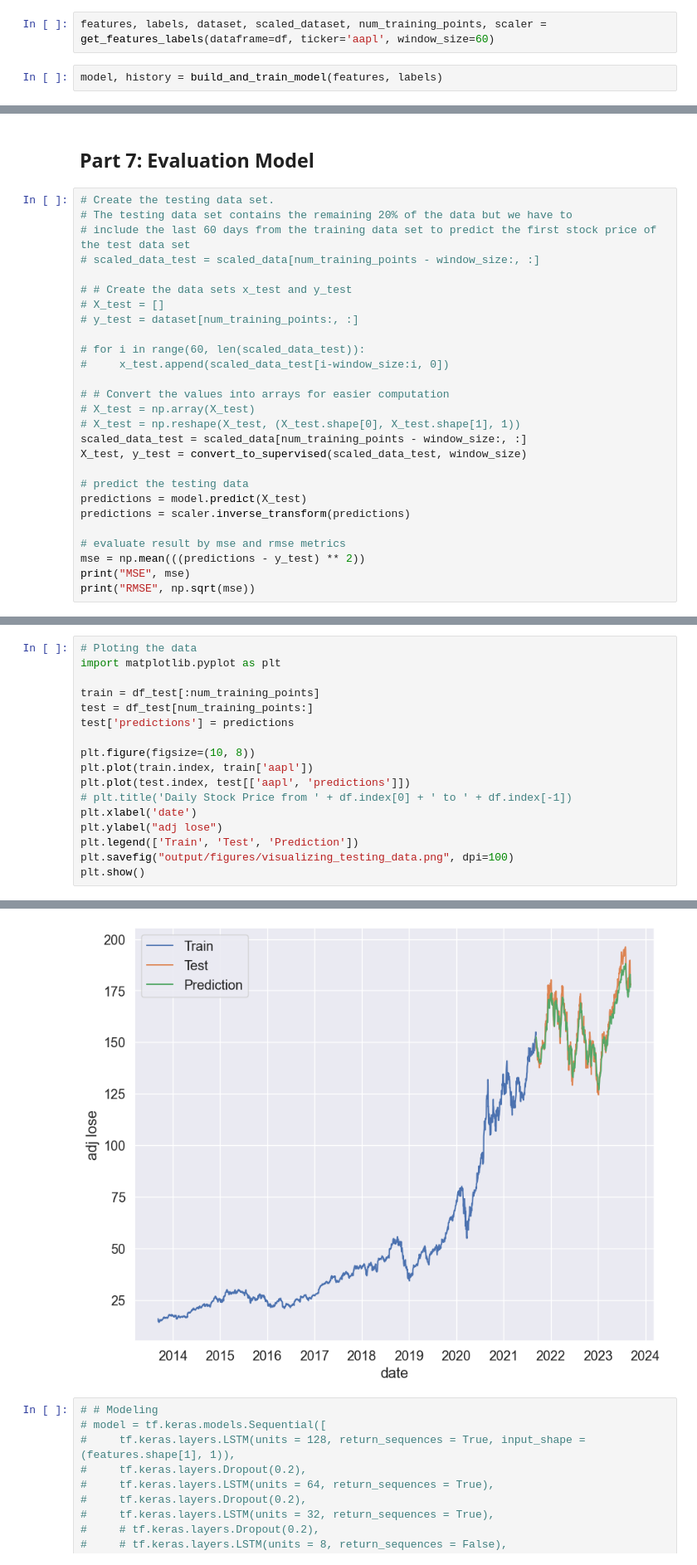
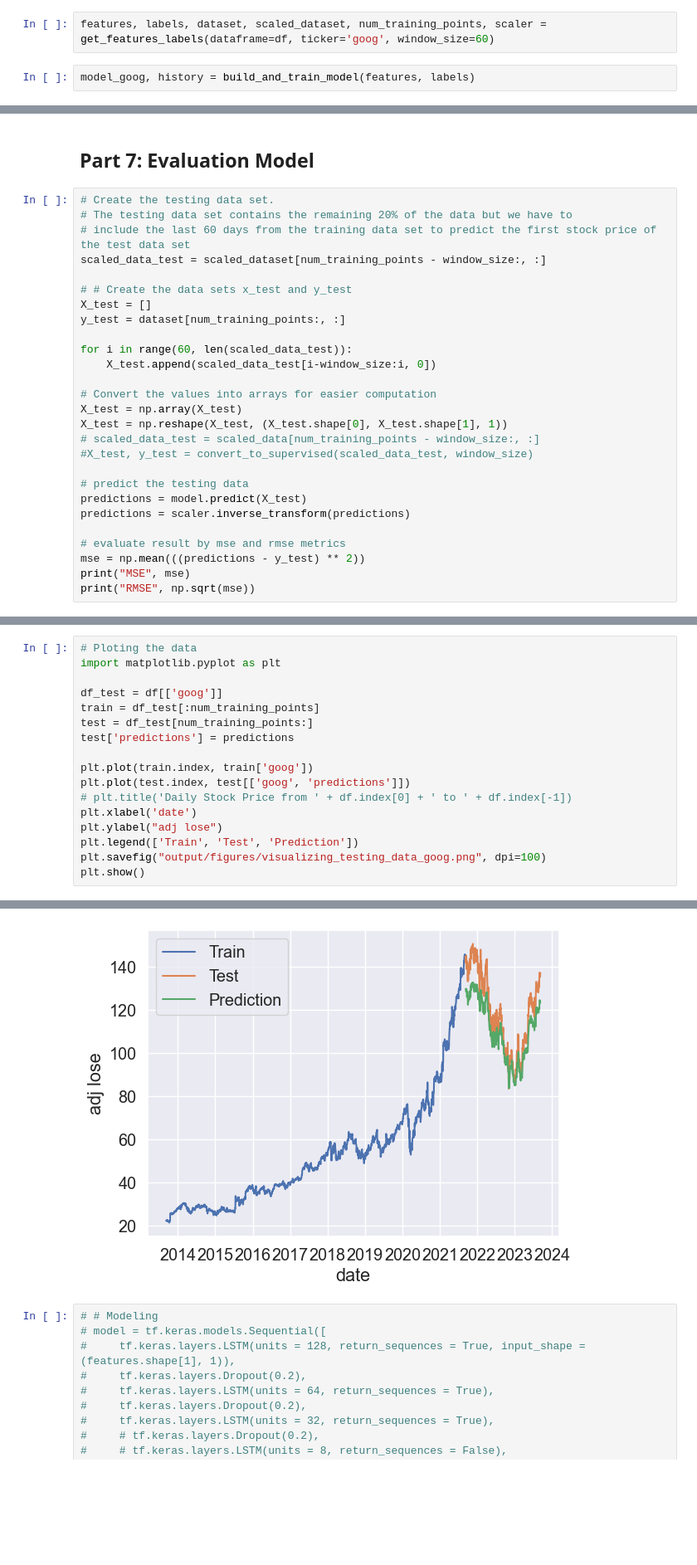
Before and after one commit to thonglamhai/stock-price-prediction, a Jupyter notebook: experiements_multivariate.ipynb, the cells around one changed output, grey strips where cells are left out. Shown at 83% size. Cells and saved outputs as stored; diff of their text form; blank space fills up the shorter version.

```diff
--- a/experiements_multivariate.ipynb
+++ b/experiements_multivariate.ipynb
@@ -215,8 +215,8 @@ def build_and_train_model(features, labels):
     history = model.fit(features, labels, epochs = 100, batch_size = 32, verbose = 1)
     return model, history
 # %%
-features, labels, dataset, scaled_dataset, num_training_points, scaler = get_features_labels(dataframe=df, ticker='aapl', window_size=60)
+features, labels, dataset, scaled_dataset, num_training_points, scaler = get_features_labels(dataframe=df, ticker='goog', window_size=60)
 # %%
-model, history = build_and_train_model(features, labels)
+model_goog, history = build_and_train_model(features, labels)
 # %% [output]
 Epoch 1/100
@@ -242,20 +227,20 @@ Epoch 100/100
 # Create the testing data set.
 # The testing data set contains the remaining 20% of the data but we have to
 # include the last 60 days from the training data set to predict the first stock price of the test data set
-# scaled_data_test = scaled_data[num_training_points - window_size:, :]
+scaled_data_test = scaled_dataset[num_training_points - window_size:, :]
 
 # # Create the data sets x_test and y_test
-# X_test = []
-# y_test = dataset[num_training_points:, :]
+X_test = []
+y_test = dataset[num_training_points:, :]
 
-# for i in range(60, len(scaled_data_test)):
-#     x_test.append(scaled_data_test[i-window_size:i, 0])
+for i in range(60, len(scaled_data_test)):
+    X_test.append(scaled_data_test[i-window_size:i, 0])
 
-# # Convert the values into arrays for easier computation
-# X_test = np.array(X_test)
-# X_test = np.reshape(X_test, (X_test.shape[0], X_test.shape[1], 1))
-scaled_data_test = scaled_data[num_training_points - window_size:, :]
-X_test, y_test = convert_to_supervised(scaled_data_test, window_size)
+# Convert the values into arrays for easier computation
+X_test = np.array(X_test)
+X_test = np.reshape(X_test, (X_test.shape[0], X_test.shape[1], 1))
+# scaled_data_test = scaled_data[num_training_points - window_size:, :]
+#X_test, y_test = convert_to_supervised(scaled_data_test, window_size)
 
 # predict the testing data
 predictions = model.predict(X_test)
@@ -283,27 +257,27 @@ df_test.head()
 # %%
 # Ploting the data
 import matplotlib.pyplot as plt
 
+df_test = df[['goog']]
 train = df_test[:num_training_points]
 test = df_test[num_training_points:]
 test['predictions'] = predictions
 
-plt.figure(figsize=(10, 8))
-plt.plot(train.index, train['aapl'])
-plt.plot(test.index, test[['aapl', 'predictions']])
+plt.plot(train.index, train['goog'])
+plt.plot(test.index, test[['goog', 'predictions']])
 # plt.title('Daily Stock Price from ' + df.index[0] + ' to ' + df.index[-1])
 plt.xlabel('date')
 plt.ylabel("adj lose")
 plt.legend(['Train', 'Test', 'Prediction'])
-plt.savefig("output/figures/visualizing_testing_data.png", dpi=100)
+plt.savefig("output/figures/visualizing_testing_data_goog.png", dpi=100)
 plt.show()
 # %% [output]
 A value is trying to be set on a copy of a slice from a DataFrame.
 Try using .loc[row_indexer,col_indexer] = value instead
 
 See the caveats in the documentation: https://pandas.pydata.org/pandas-docs/stable/user_guide/indexing.html#returning-a-view-versus-a-copy
   test['predictions'] = predictions
-[figure, old version]
+[figure, new version]
 # %%
 # # Modeling
 # model = tf.keras.models.Sequential([
```
Also changed, not shown: parts of 13 cells of this notebook, 3 other files.
